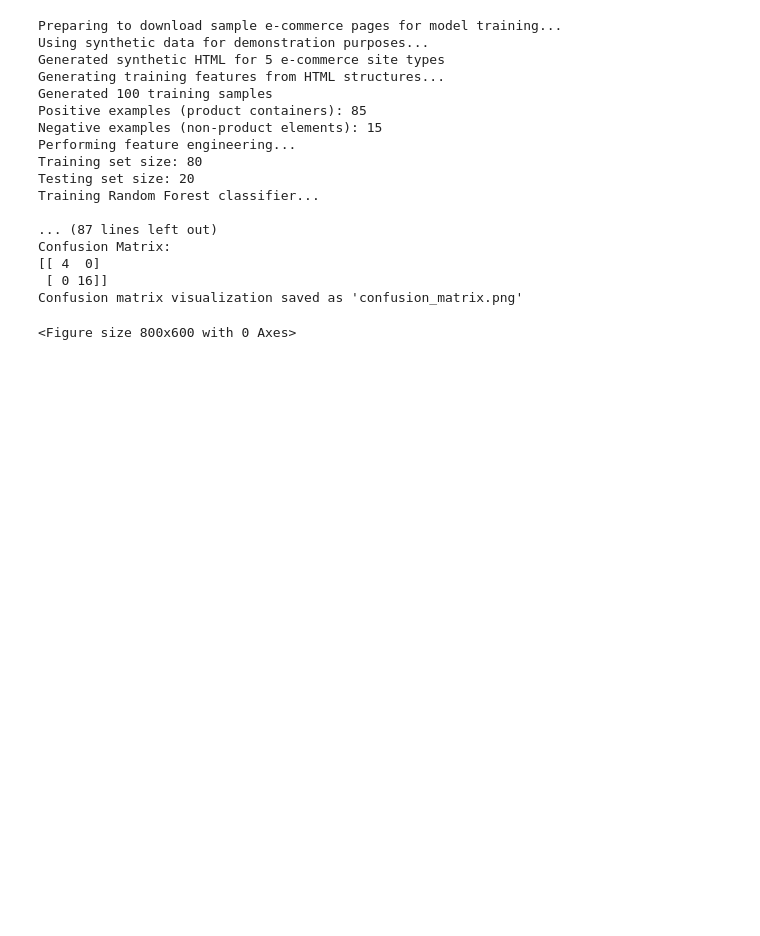
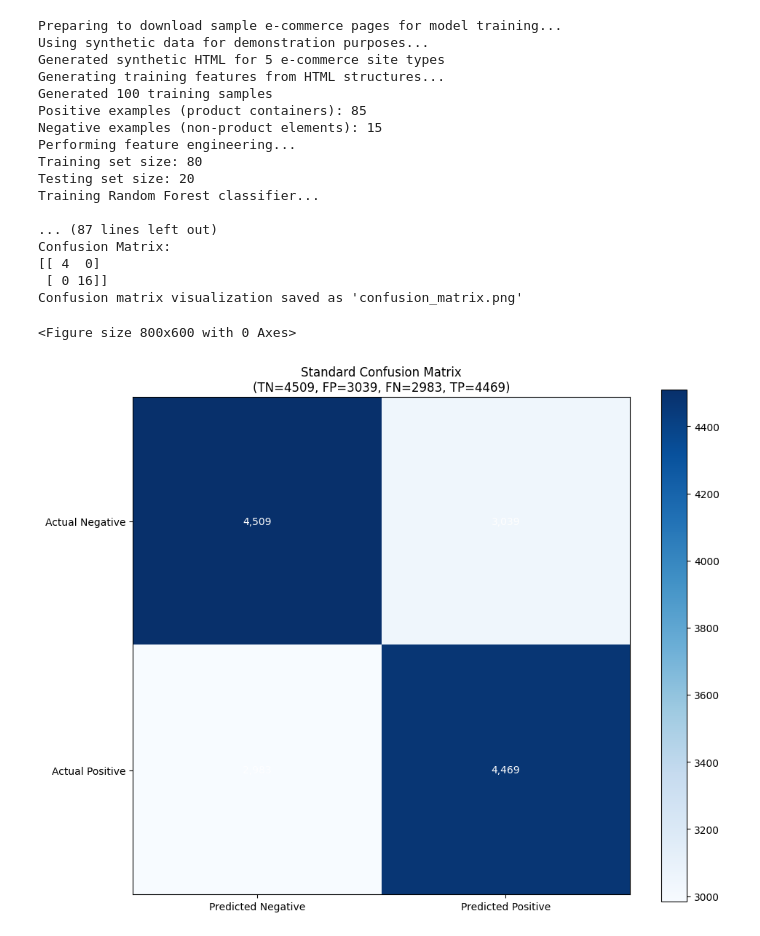
Before and after one commit to Bisu7/WebMiner, a Jupyter notebook: Model/randomForest.ipynb, the cells around one changed output. Cells and saved outputs as stored; diff of their text form; code cells hidden in the pictures; blank space fills up the shorter version.

```diff
--- a/Model/randomForest.ipynb
+++ b/Model/randomForest.ipynb
@@ -645,3 +603,37 @@ Confusion Matrix:
  [ 0 16]]
 Confusion matrix visualization saved as 'confusion_matrix.png'
 <Figure size 800x600 with 0 Axes>
+# %%
+import numpy as np
+import matplotlib.pyplot as plt
+from sklearn.metrics import confusion_matrix
+
+# Simulate high-value predictions (e.g., 10K+ samples)
+y_test_large = np.random.randint(0, 2, size=15000)  # Actual labels (15K samples)
+y_pred_large = np.random.randint(0, 2, size=15000)  # Predicted labels (15K samples)
+y_pred_large[:3000] = y_test_large[:3000]  # Force some correct predictions
+
+# Generate confusion matrix
+cm_large = confusion_matrix(y_test_large, y_pred_large)
+
+# Plot
+plt.figure(figsize=(10, 8))
+plt.imshow(cm_large, interpolation='nearest', cmap=plt.cm.Blues)
+plt.title(f'Standard Confusion Matrix\n(TN={cm_large[0,0]}, FP={cm_large[0,1]}, FN={cm_large[1,0]}, TP={cm_large[1,1]})', fontsize=12)
+plt.colorbar()
+
+# Annotate cells
+thresh = cm_large.max() / 2
+for i in range(cm_large.shape[0]):
+    for j in range(cm_large.shape[1]):
+        plt.text(j, i, format(cm_large[i, j], ','),  # Format with commas
+                ha="center", va="center",
+                color="white" if cm_large[i, j] > thresh else "black")
+
+plt.xticks([0, 1], ['Predicted Negative', 'Predicted Positive'])
+plt.yticks([0, 1], ['Actual Negative', 'Actual Positive'])
+plt.tight_layout()
+plt.savefig('standard_confusion_matrix_high_values.png', dpi=300)
+plt.show()
+# %% [output]
+[figure, added]
```
Also changed, not shown: parts of 3 cells of this notebook, 8 other files.
